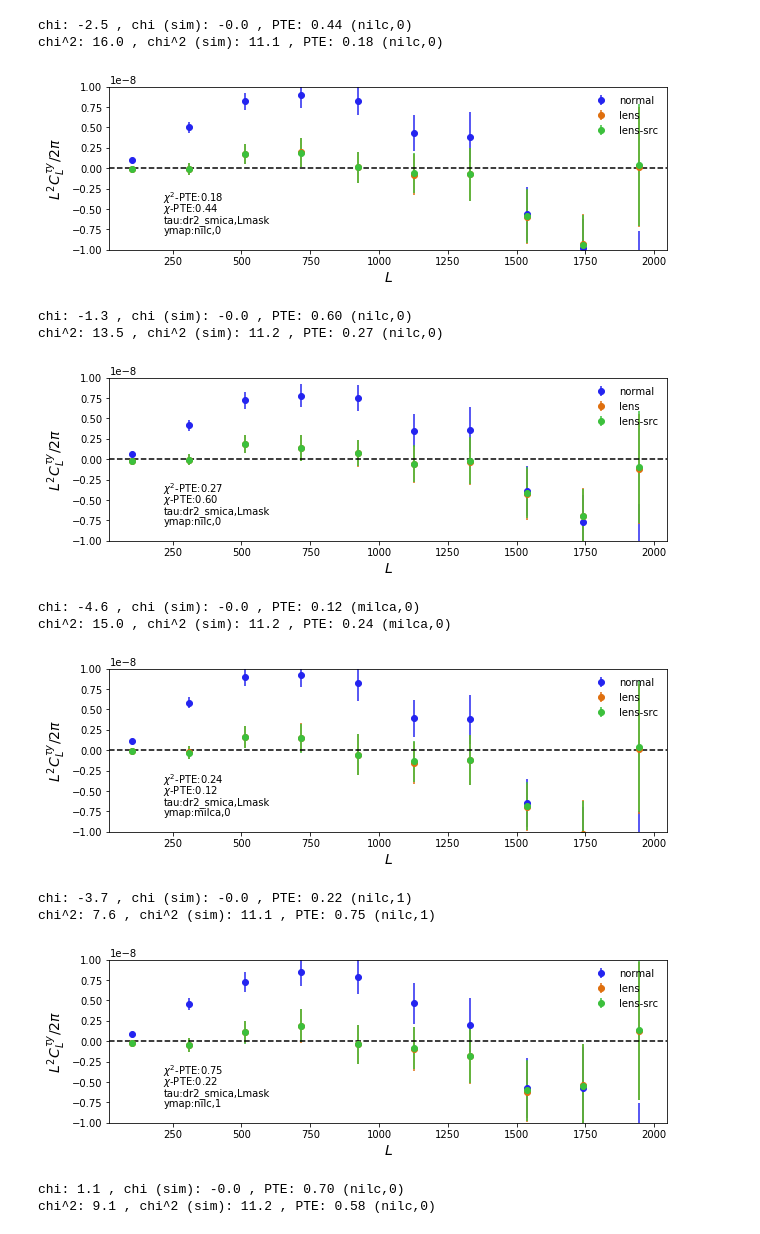
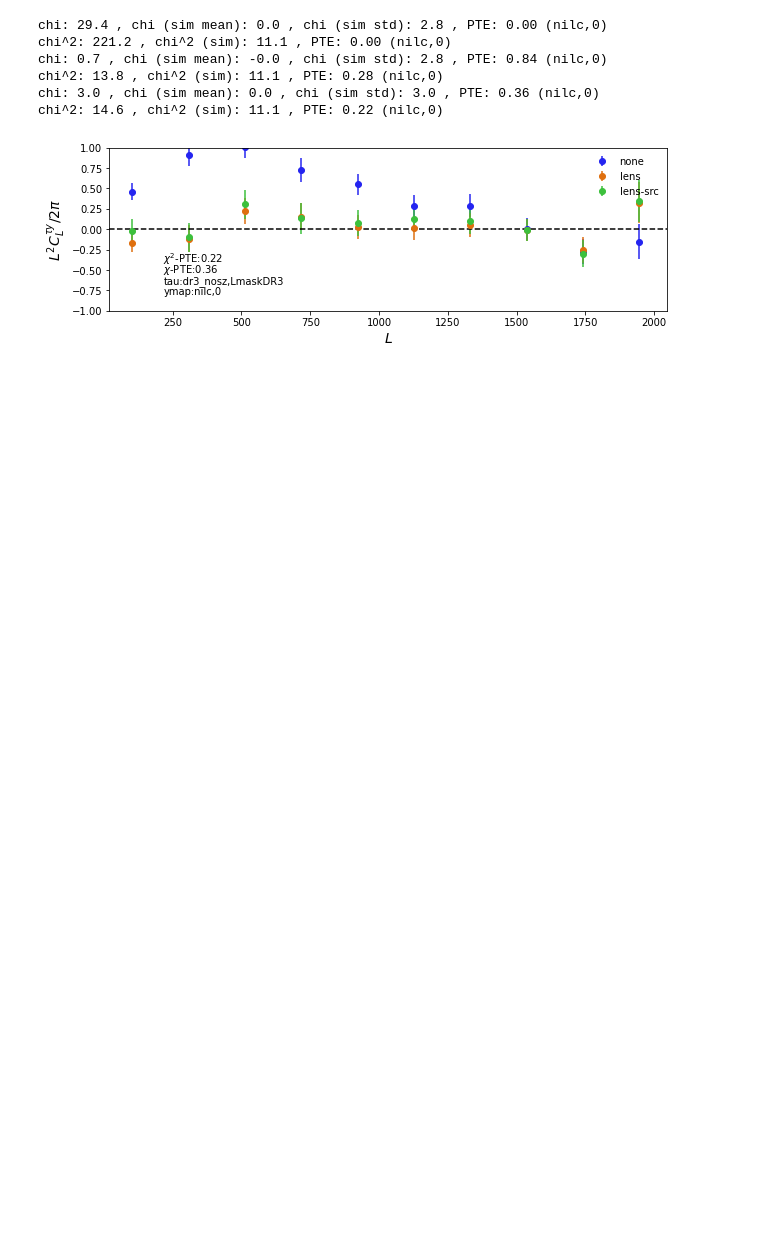
Before and after one commit to toshiyan/planck-tauxy, a Jupyter notebook: check_xcor.ipynb, the cells around one changed output. Cells and saved outputs as stored; diff of their text form; code cells hidden in the pictures; blank space fills up the shorter version.

```diff
--- a/check_xcor.ipynb
+++ b/check_xcor.ipynb
@@ -5,28 +5,15 @@ from matplotlib.pyplot import *
 # %%
 def plots(mb,fltr='cinv',ytype='nilc',mtype=0,dtype='dr2_smica',cmask='Lmask',form='{:.2f}'):
 
-    BH = ['normal','lens','lens-src']
-    s = mb.bc**2/2/np.pi
-    p = prjlib.init_analysis(dtype=dtype,fltr=fltr,wtype=cmask)
+    pl.plot_1dstyle(fsize=[10,3],ymin=-1,ymax=1,ylab=r'$L^2C_L^{\tau y}/2\pi$')
+    s = 1e10 * mb.bc
 
-    qobj = {}
-    qobj['normal'], __, __, qobj['lens'], qobj['lens-src'] = tools_qrec.init_quad(p.ids,p.stag,rlmin=100,rlmax=2048)
-
-    cy = tools_y.init_compy(p.ids,masktype=mtype,ytype=ytype,ascale=1.0)
-
-    pl.plot_1dstyle(fsize=[10,3],ymin=-1e-8,ymax=1e-8,ylab=r'$L^2C_L^{\tau y}/2\pi$')
-
-    for bh in BH:
-        al = (np.loadtxt(qobj[bh].f['TT'].al)).T[1]
-        yy = savgol_filter( (np.loadtxt(cy.fclyy)).T[1], 51, 3)
-        vl = np.sqrt(al*yy)/np.sqrt(qobj[bh].l+1e-30)
-        fx = tools_y.init_cross(qobj[bh],cy,p.ids,p.stag)
-        mcb, vcb, scb, ocb = bn.binned_spec(mb,fx.xl,cn=1,opt=True,vl=vl)
-        errorbar(mb.bc,s*ocb,yerr=s*vcb,fmt='o',label=bh)
+    for bhe, bhlab in zip([None,['lens'],['lens','src']],['none','lens','lens-src']):
+        mcb, vcb, scb, ocb = tools_y.load_binned_ty(mb,dtype=dtype,fltr=fltr,mtype=mtype,ytype=ytype,cmask=cmask,bhe=bhe)
+        errorbar(mb.bc,s*ocb,yerr=s*vcb,fmt='o',label=bhlab)
+        st = ana.PTEs(ocb,scb,comment=ytype+','+str(mtype),x1pte=True)
 
     axhline(0.,color='k',ls='--')
-
-    st = ana.PTEs(ocb,scb,comment=ytype+','+str(mtype),x1pte=True)
 
     figtext(.2,.20,'ymap:'+ytype+','+str(mtype))
     figtext(.2,.25,'tau:'+dtype+','+str(cmask))
@@ -37,25 +24,18 @@ def plots(mb,fltr='cinv',ytype='nilc',mtype=0,dtype='dr2_smica',cmask='Lmask',fo
 # %%
 mb = bn.multipole_binning(10,lmin=1,lmax=2048)
 # %%
-plots(mb)
-plots(mb,fltr='none')
-plots(mb,ytype='milca')
-plots(mb,mtype=1)
-plots(mb,dtype='dr2_nilc')
-plots(mb,cmask='G60Lmask')
-plots(mb,dtype='dr3_nosz',fltr='none')
+#plots(mb)
+#plots(mb,fltr='none')
+#plots(mb,ytype='milca')
+#plots(mb,mtype=1)
+#plots(mb,dtype='dr2_nilc')
+#plots(mb,cmask='G60Lmask')
+plots(mb,dtype='dr3_nosz',cmask='LmaskDR3')
 # %% [output]
-chi: -2.5 , chi (sim): -0.0 , PTE: 0.44 (nilc,0)
-chi^2: 16.0 , chi^2 (sim): 11.1 , PTE: 0.18 (nilc,0)
+chi: 29.4 , chi (sim mean): 0.0 , chi (sim std): 2.8 , PTE: 0.00 (nilc,0)
+chi^2: 221.2 , chi^2 (sim): 11.1 , PTE: 0.00 (nilc,0)
+chi: 0.7 , chi (sim mean): -0.0 , chi (sim std): 2.8 , PTE: 0.84 (nilc,0)
+chi^2: 13.8 , chi^2 (sim): 11.1 , PTE: 0.28 (nilc,0)
+chi: 3.0 , chi (sim mean): 0.0 , chi (sim std): 3.0 , PTE: 0.36 (nilc,0)
+chi^2: 14.6 , chi^2 (sim): 11.1 , PTE: 0.22 (nilc,0)
-[figure, old version]
+[figure, new version]
-chi: -1.3 , chi (sim): -0.0 , PTE: 0.60 (nilc,0)
-chi^2: 13.5 , chi^2 (sim): 11.2 , PTE: 0.27 (nilc,0)
-[figure, removed]
-chi: -4.6 , chi (sim): -0.0 , PTE: 0.12 (milca,0)
-chi^2: 15.0 , chi^2 (sim): 11.2 , PTE: 0.24 (milca,0)
-[figure, removed]
-chi: -3.7 , chi (sim): -0.0 , PTE: 0.22 (nilc,1)
-chi^2: 7.6 , chi^2 (sim): 11.1 , PTE: 0.75 (nilc,1)
-[figure, removed]
-chi: 1.1 , chi (sim): -0.0 , PTE: 0.70 (nilc,0)
-chi^2: 9.1 , chi^2 (sim): 11.2 , PTE: 0.58 (nilc,0)
```
Also changed, not shown: parts of 4 cells of this notebook, 19 other files.
